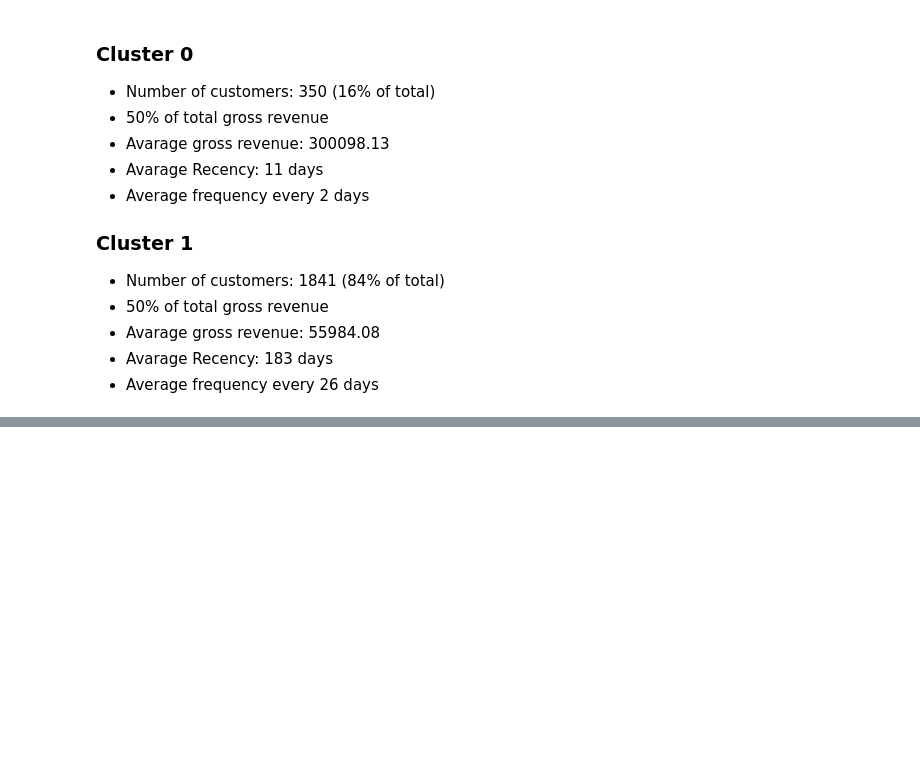
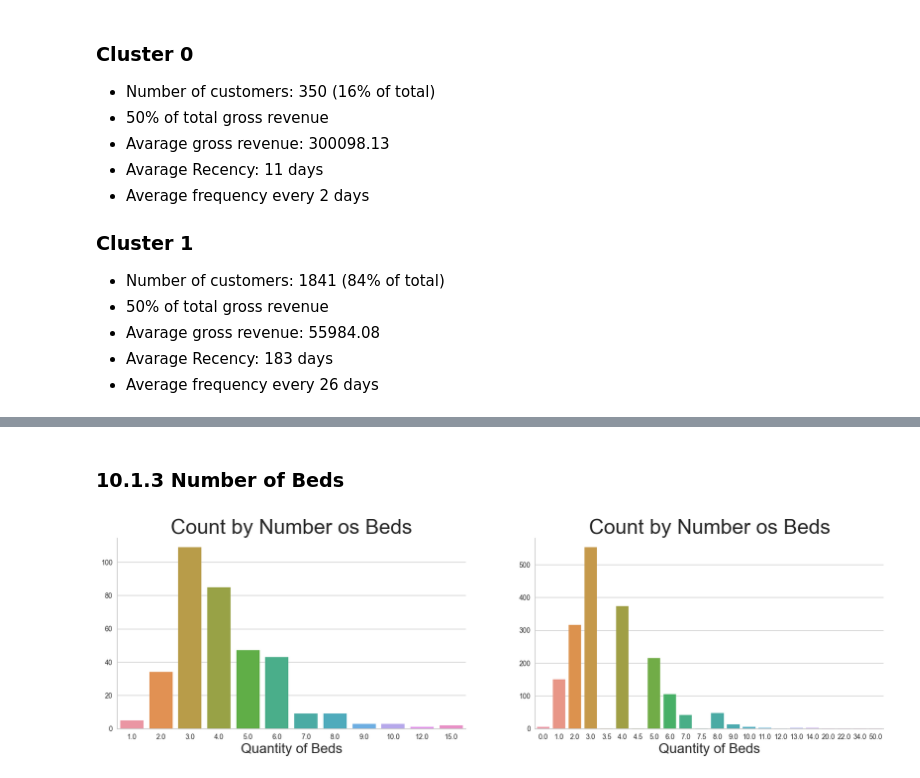
Before and after one commit to Samoelmoura/seazone_code_challenge, a Jupyter notebook: notebooks/notebook.ipynb, the cells around one changed output, grey strips where cells are left out. Cells and saved outputs as stored; diff of their text form; code cells hidden in the pictures; blank space fills up the shorter version.

```diff
--- a/notebooks/notebook.ipynb
+++ b/notebooks/notebook.ipynb
@@ -749,0 +908,18 @@ profile
+# %% [markdown]
+### 10.1.3 Number of Beds
+# %%
+plt.figure(figsize=(20, 5))
+plt.subplot(1, 2, 1)
+sns.countplot(data=df10.loc[df10['cluster']==0] , x='number_of_beds')
+plt.title('Count by Number os Beds', fontsize=30)
+plt.xlabel('Quantity of Beds', fontsize=20)
+plt.ylabel('')
+sns.despine()
+plt.subplot(1, 2, 2)
+sns.countplot(data=df10.loc[df10['cluster']==1] , x='number_of_beds')
+plt.title('Count by Number os Beds', fontsize=30)
+plt.xlabel('Quantity of Beds', fontsize=20)
+plt.ylabel('')
+sns.despine();
+# %% [output]
+[figure, added]
```
Also changed, not shown: parts of 96 cells of this notebook, 1 other file.
